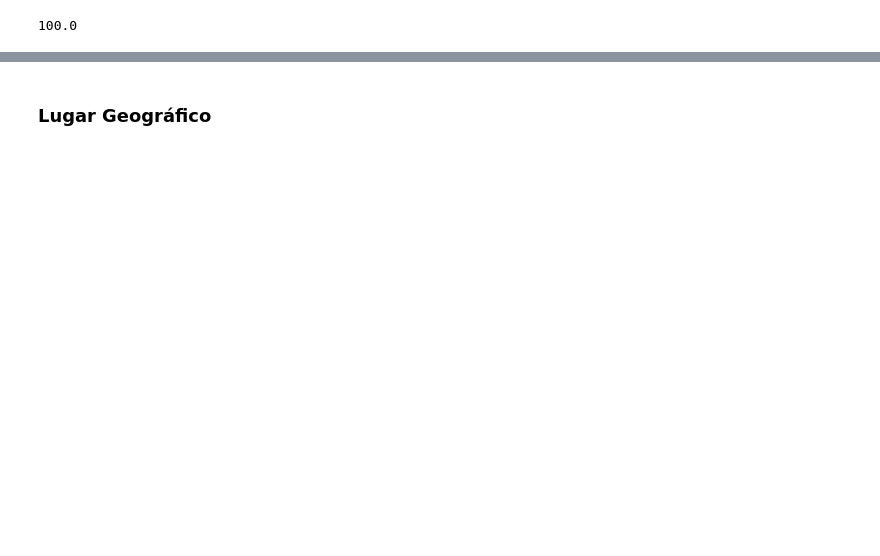
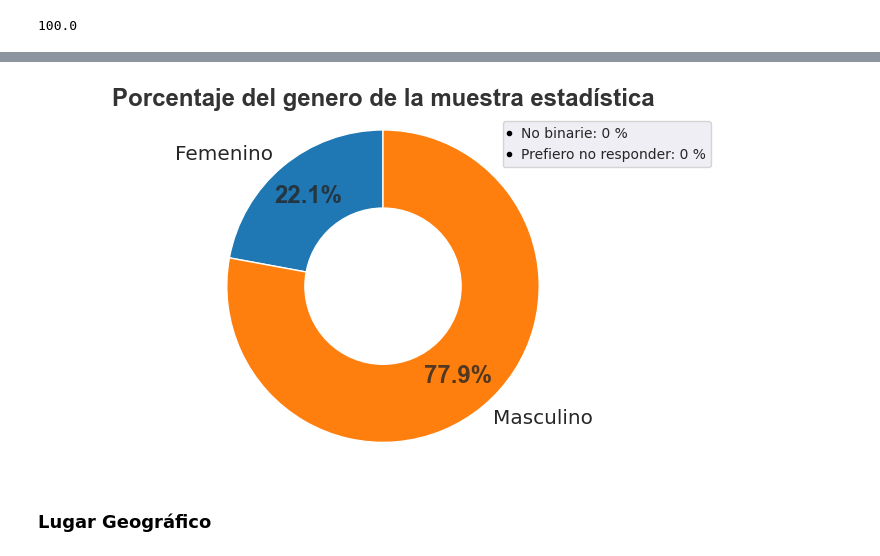
Before and after one commit to LeandroNardi96/analisis-estadistico-voces-artificiales, a Jupyter notebook: sample_population.ipynb, the cells around one changed output, grey strips where cells are left out. Cells and saved outputs as stored; diff of their text form; code cells hidden in the pictures; blank space fills up the shorter version.

```diff
--- a/sample_population.ipynb
+++ b/sample_population.ipynb
@@ -232,3 +274,43 @@ with sns.axes_style('darkgrid'):
+# %%
+# data_gender.Genero =  data_gender.Genero.replace({
+#     'Prefiero no responder': 'Prefiero no \nresponder'
+# })
+
+
+dims = (7,4)
+fig,ax = plt.subplots(figsize=dims)
+with sns.axes_style('darkgrid'):
+    # Filtrar los datos para excluir los valores con 0%
+    data_gender_filtered = data_gender[data_gender['Relative_freq'] > 0]
+
+    # Crear el gráfico de dona
+    wedges, texts, autotexts = ax.pie(data_gender_filtered['Relative_freq'], labels=data_gender_filtered['Genero'], autopct='%1.1f%%', startangle=90, pctdistance=0.75)
+
+    # Dibujar un círculo blanco en el centro para hacerlo un gráfico de dona
+    centre_circle = plt.Circle((0,0),0.50,fc='white')
+    fig = plt.gcf()
+    fig.gca().add_artist(centre_circle)
+
+    # Igualar la relación de aspecto para asegurar que la dona se dibuje como un círculo
+    ax.axis('equal')
+
+    # Configurar las etiquetas de porcentaje para que sean más legibles
+    plt.setp(autotexts, size='xx-large', weight='bold', alpha=0.8, family='Arial', stretch='extra-expanded')
+
+    plt.setp(texts, size='x-large')
+
+    # Configurar el título del gráfico
+    ax.set_title('Porcentaje del genero de la muestra estadística', weight='bold', size='xx-large', alpha=0.8, family='Arial', stretch='extra-expanded')
+
+    # Crear una leyenda para los valores con 0%
+    zero_percent_labels = data_gender[data_gender['Relative_freq'] == 0]['Genero']
+    legend = ax.legend([plt.Line2D((0,0),(0,0), color='black', marker='o', markersize=3)] * len(zero_percent_labels), zero_percent_labels + ': 0 %', handlelength=0.1)
+
+    plt.tight_layout()
+
+    plt.savefig(os.path.join(PATH, TEST_FOLDER, GRAPH_FOLDER, 'genero.png'))
+# %% [output]
+[figure, added]
 # %% [markdown]
 ### Lugar Geográfico
 # %%
```
Also changed, not shown: parts of 18 cells of this notebook, 3 other files.
